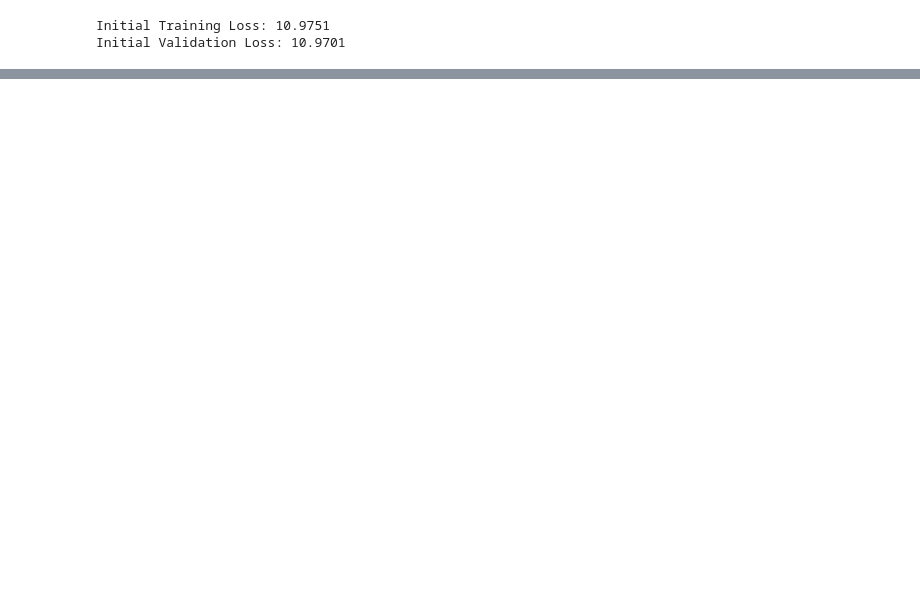
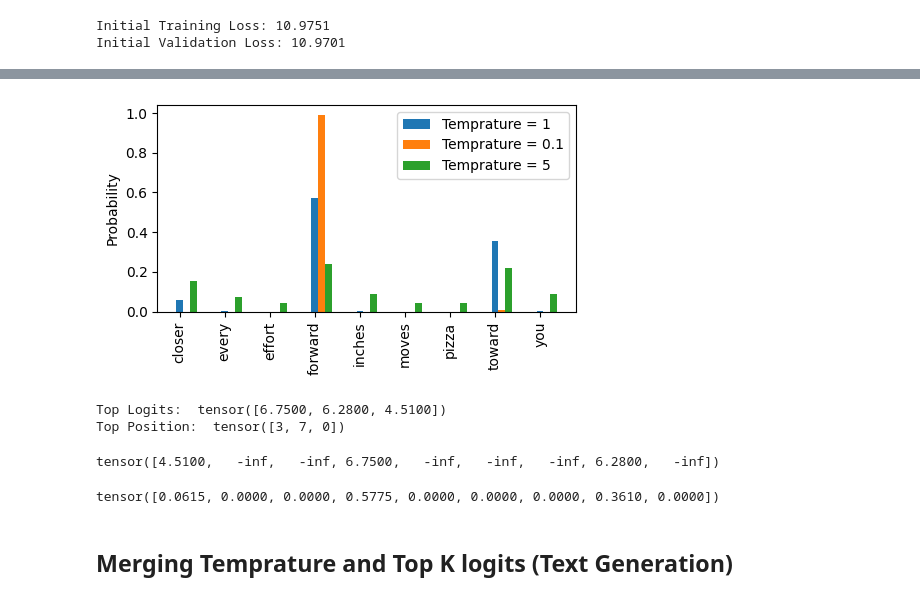
Before and after one commit to shashi7679/LLM-from-scratch, a Jupyter notebook: 5_train.ipynb, the cells around one changed output, grey strips where cells are left out. Saved outputs shown, nothing was run; the diff lists cells and outputs as text; code cells hidden in the pictures; blank space fills up the shorter version.

```diff
--- a/5_train.ipynb
+++ b/5_train.ipynb
@@ -184,0 +348,18 @@ Initial Validation Loss: 10.9701
+# %%
+vocab = {
+    "closer": 0,
+    "every": 1,
+    "effort": 2,
+    "forward": 3,
+    "inches": 4,
+    "moves": 5,
+    "pizza": 6,
+    "toward": 7,
+    "you": 8
+}
+
+inverse_vocab = {v:k for k,v in vocab.items()}
+# %%
+next_token_logits = torch.tensor(
+    [4.51, 0.89, -1.90, 6.75, 1.63, -1.62, -1.89, 6.28, 1.79]
+)
@@ -184,0 +405,51 @@ Initial Validation Loss: 10.9701
+# %%
+def softmax_with_temprature(logits, temprature):
+    scaled_logits = logits / temprature
+    return torch.softmax(scaled_logits, dim=0)
+
+tempratures = [1, 0.1, 5]
+
+scaled_probas = [softmax_with_temprature(next_token_logits, t) for t in tempratures]
+# %%
+x = torch.arange(len(vocab))
+bar_width = 0.15
+
+fig, ax = plt.subplots(figsize=(5,3))
+for i, T in enumerate(tempratures):
+    rects = ax.bar(x + i * bar_width, scaled_probas[i], bar_width, label=f'Temprature = {T}')
+
+ax.set_ylabel("Probability")
+ax.set_xticks(x)
+ax.set_xticklabels(vocab.keys(), rotation=90)
+ax.legend()
+
+plt.tight_layout()
+plt.savefig("temprature-plot.png")
+plt.show()
+# %% [output]
+[figure, added]
+# %%
+# Top k Sampling
+top_k = 3
+top_logits, top_pos = torch.topk(next_token_logits, top_k)
+print("Top Logits: ", top_logits)
+print("Top Position: ", top_pos)
+# %% [output]
+Top Logits:  tensor([6.7500, 6.2800, 4.5100])
+Top Position:  tensor([3, 7, 0])
+# %%
+new_logits = torch.where(
+    condition=next_token_logits < top_logits[-1],
+    input=torch.tensor(float("-inf")),
+    other=next_token_logits
+)
+print(new_logits)
+# %% [output]
+tensor([4.5100,   -inf,   -inf, 6.7500,   -inf,   -inf,   -inf, 6.2800,   -inf])
+# %%
+topk_probas = torch.softmax(new_logits, dim=0)
+print(topk_probas)
+# %% [output]
+tensor([0.0615, 0.0000, 0.0000, 0.5775, 0.0000, 0.0000, 0.0000, 0.3610, 0.0000])
+# %% [markdown]
+## Merging Temprature and Top K logits (Text Generation)
```
Also changed, not shown: parts of 14 cells of this notebook, 4 other files.
